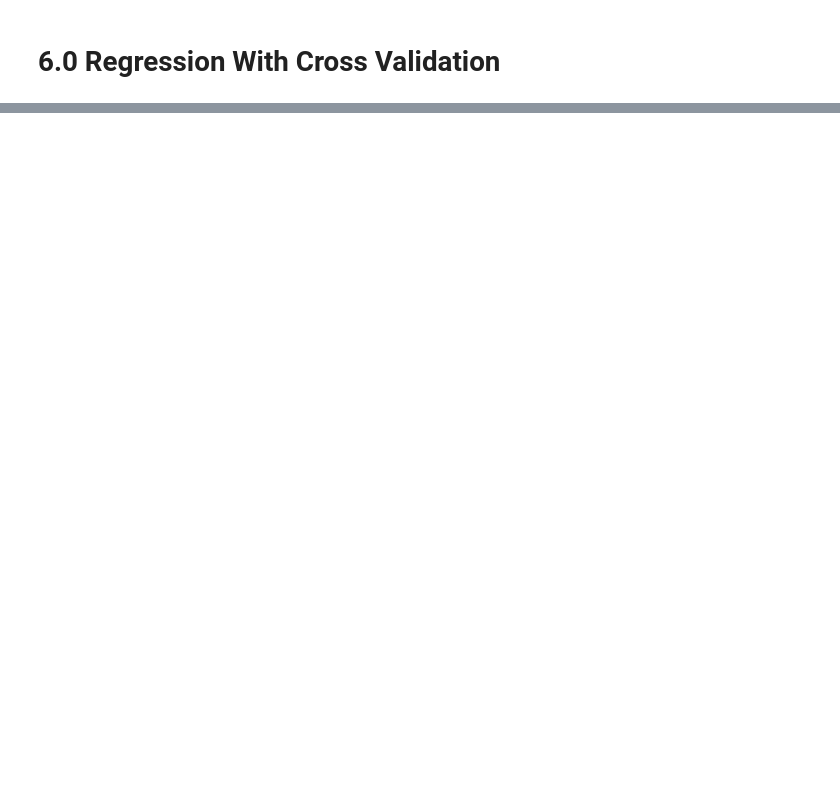
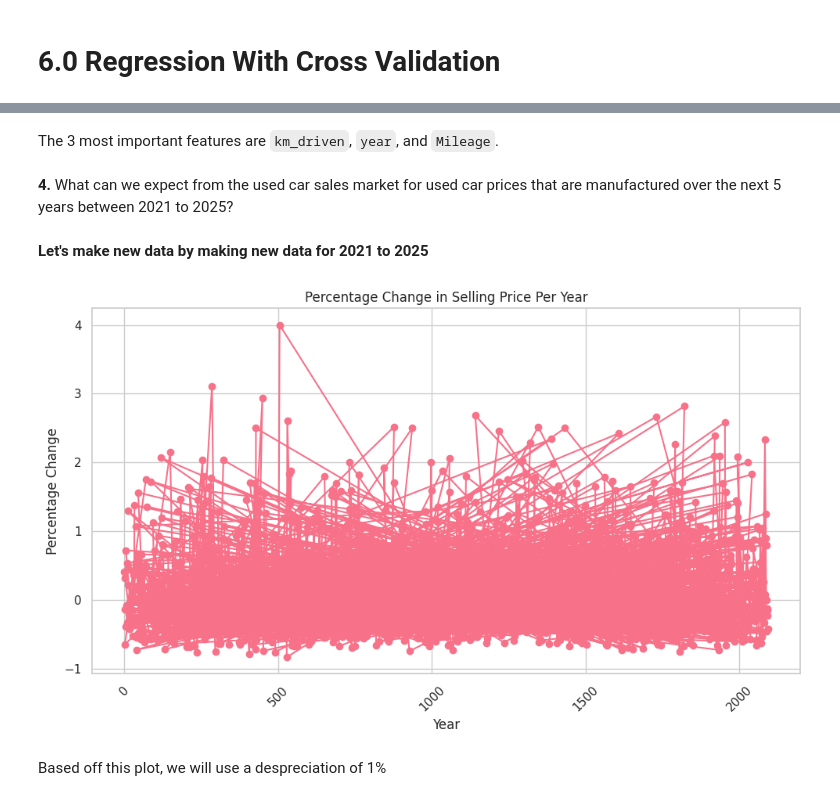
Before and after one commit to 10ken/car_price_prediction, a Jupyter notebook: car_price_prediction_analysis.ipynb, the cells around one changed output, grey strips where cells are left out. Saved outputs shown, nothing was run; the diff lists cells and outputs as text; code cells hidden in the pictures; blank space fills up the shorter version.

```diff
--- a/car_price_prediction_analysis.ipynb
+++ b/car_price_prediction_analysis.ipynb
@@ -1352,0 +1504,29 @@ X_test_prepared.head()
+# %% [markdown]
+The 3 most important features are `km_driven`, `year`, and `Mileage`.
+# %% [markdown]
+**4.** What can we expect from the used car sales market for used car prices that are manufactured over the next 5 years between 2021 to 2025?
+# %% [markdown]
+**Let's make new data by making new data for 2021 to 2025**
+# %%
+# Find an average
+sorted_df = df.copy()
+sorted_df = sorted_df.sort_values(by='year', ascending=False)
+
+
+# Calculate the percentage change in selling price per year
+percentage_change = sorted_df.groupby('year')['selling_price'].pct_change()
+
+# Plot the percentage change
+plt.figure(figsize=(10, 6))
+plt.plot(percentage_change.index, percentage_change.values, marker='o', linestyle='-')
+plt.title('Percentage Change in Selling Price Per Year')
+plt.xlabel('Year')
+plt.ylabel('Percentage Change')
+plt.xticks(rotation=45)
+plt.grid(True)
+plt.tight_layout()
+plt.show()
+# %% [output]
+[figure, added]
+# %% [markdown]
+Based off this plot, we will use a despreciation of 1%
```
Also changed, not shown: parts of 63 cells of this notebook, 1 other file.
